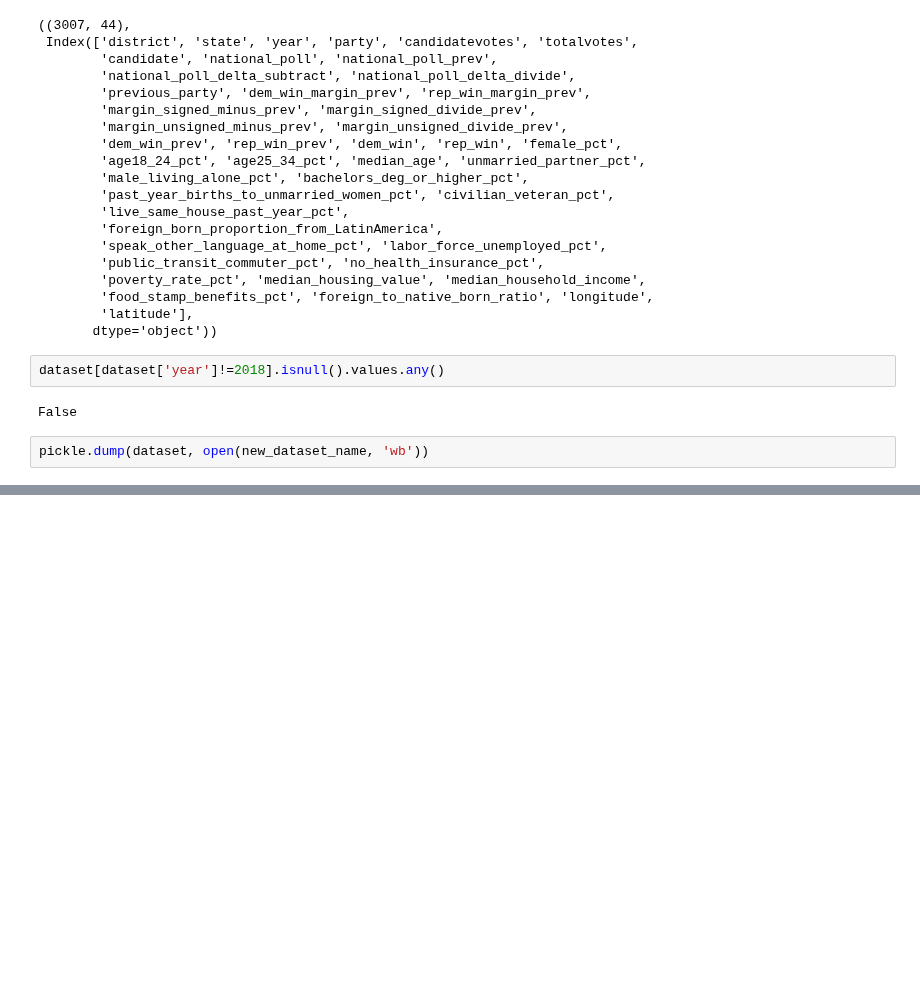
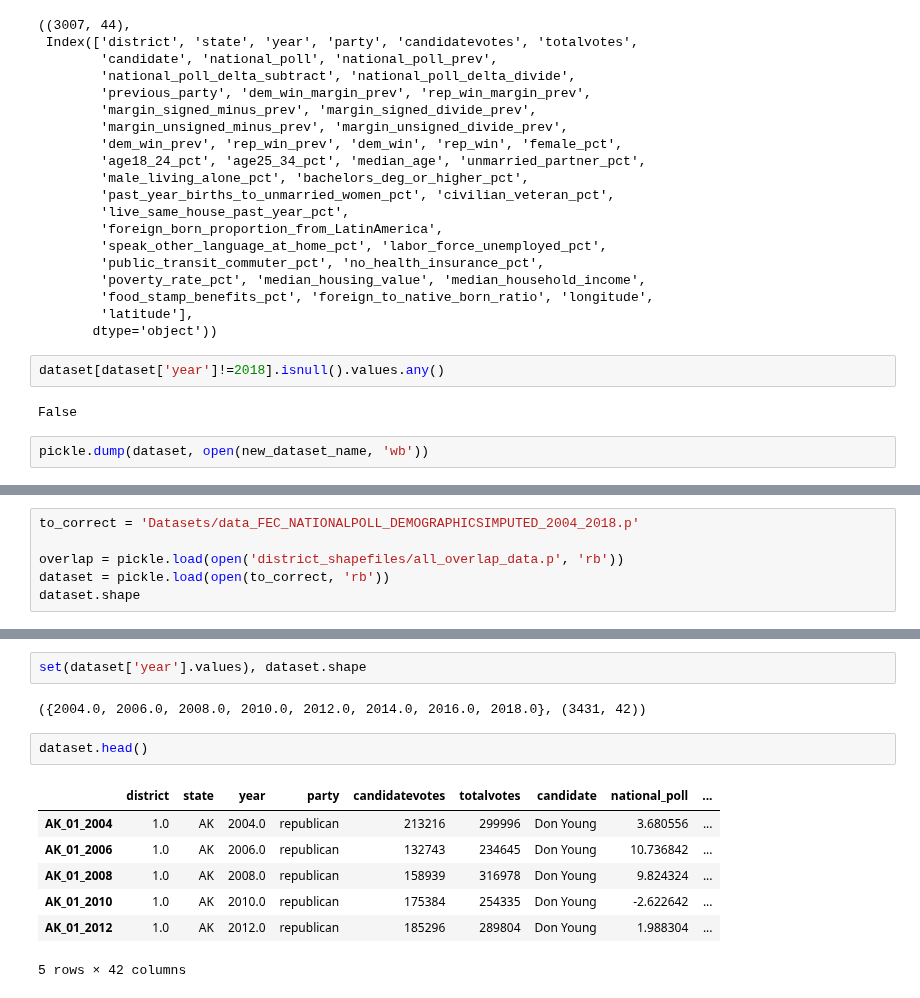
Before and after one commit to WildTangles/ac209a_project, a Jupyter notebook: redistricting-corrections.ipynb, the cells around one changed output, grey strips where cells are left out. Drawn from its saved outputs; the diff is of its cells as text; blank space fills up the shorter version.

Commit message:
DISTRICTMIXING work in progress

```diff
--- a/redistricting-corrections.ipynb
+++ b/redistricting-corrections.ipynb
@@ -66,0 +71,6 @@ pickle.dump(dataset, open(new_dataset_name, 'wb'))
+# %%
+to_correct = 'Datasets/data_FEC_NATIONALPOLL_DEMOGRAPHICSIMPUTED_2004_2018.p'
+
+overlap = pickle.load(open('district_shapefiles/all_overlap_data.p', 'rb'))
+dataset = pickle.load(open(to_correct, 'rb'))
+dataset.shape
@@ -66,0 +93,14 @@ pickle.dump(dataset, open(new_dataset_name, 'wb'))
+# %%
+set(dataset['year'].values), dataset.shape
+# %% [output]
+({2004.0, 2006.0, 2008.0, 2010.0, 2012.0, 2014.0, 2016.0, 2018.0}, (3431, 42))
+# %%
+dataset.head()
+# %% [output]
+|  | district | state | year | party | candidatevotes | totalvotes | candidate | national_poll | ... |
+| AK_01_2004 | 1.0 | AK | 2004.0 | republican | 213216 | 299996 | Don Young | 3.680556 | ... |
+| AK_01_2006 | 1.0 | AK | 2006.0 | republican | 132743 | 234645 | Don Young | 10.736842 | ... |
+| AK_01_2008 | 1.0 | AK | 2008.0 | republican | 158939 | 316978 | Don Young | 9.824324 | ... |
+| AK_01_2010 | 1.0 | AK | 2010.0 | republican | 175384 | 254335 | Don Young | -2.622642 | ... |
+| AK_01_2012 | 1.0 | AK | 2012.0 | republican | 185296 | 289804 | Don Young | 1.988304 | ... |
+5 rows × 42 columns
```
Also changed, not shown: parts of 14 cells of this notebook, 7 other files.
